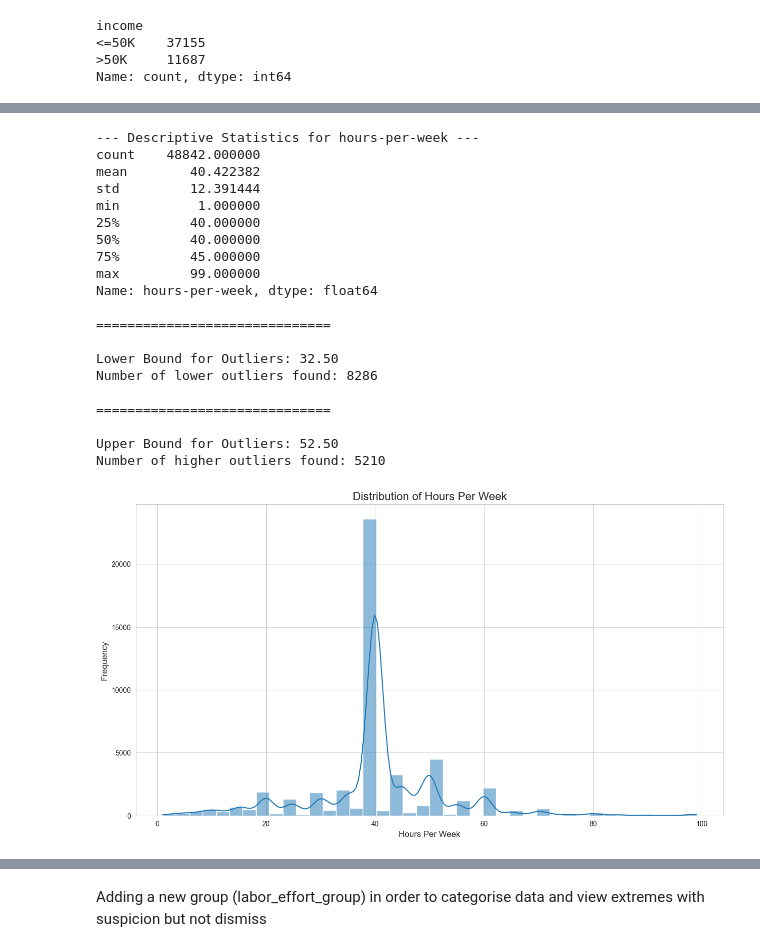
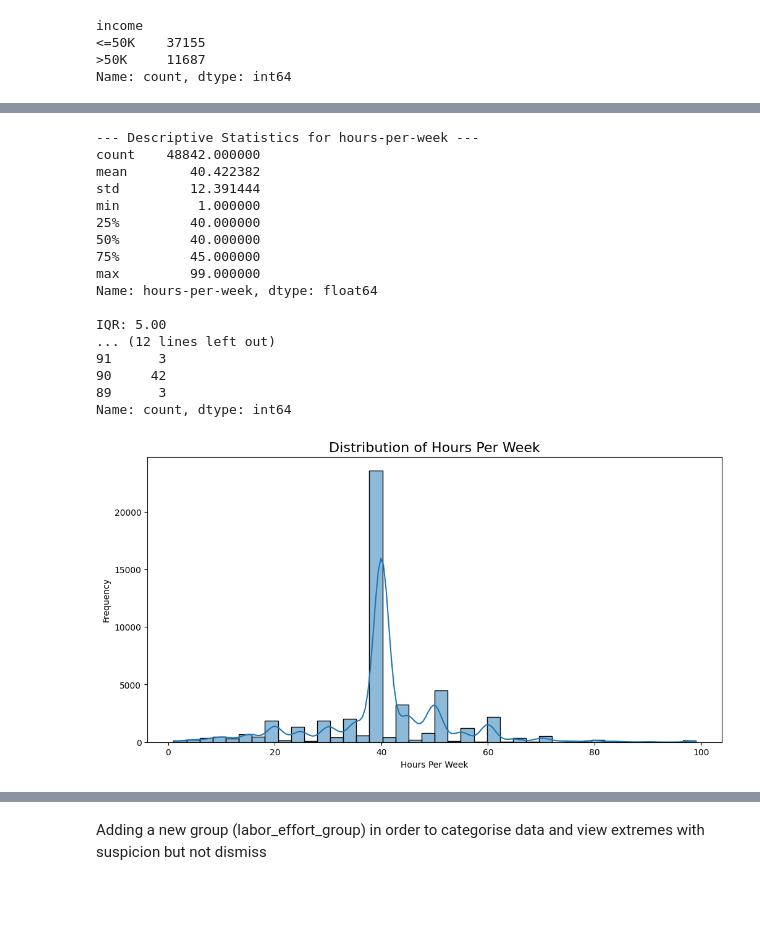
Before and after one commit to zoe05-44/Bias_Auditor, a Jupyter notebook: notebooks/01_eda.ipynb, the cells around one changed output, grey strips where cells are left out. Cells and saved outputs as stored; diff of their text form; code cells hidden in the pictures; blank space fills up the shorter version.

Commit message:
Updated EDA with improved crosstab plotting and analysis

```diff
--- a/notebooks/01_eda.ipynb
+++ b/notebooks/01_eda.ipynb
@@ -116,7 +96,3 @@ df[df['native-country'].isnull()]
 | 48651 | 34 | Private | 143776 | Masters | 14 | Never-married | Prof-specialty | Not-in-family | ... |
 | 48826 | 50 | Local-gov | 139347 | Masters | 14 | Married-civ-spouse | Prof-specialty | Wife | ... |
 274 rows × 15 columns
-# %%
-df['workclass'].fillna('Unknown', inplace=True)
-df['occupation'].fillna('Unknown', inplace=True)
-df['native-country'].fillna('Unknown', inplace=True)
@@ -208,67 +159,45 @@ Name: age, dtype: float64
 # %%
-hours_per_week = df['hours-per-week']
-print("--- Descriptive Statistics for hours-per-week ---")
-print(hours_per_week.describe())
-print("\n" + "="*30 + "\n")
-
-
-#Calculate the Interquartile Range
-Q1 = hours_per_week.quantile(0.25)
-Q3 = hours_per_week.quantile(0.75)
+# Hours per week analysis
+Q1, Q3 = df['hours-per-week'].quantile([0.25, 0.75])
 IQR = Q3 - Q1
-
 
 lower_bound = Q1 - 1.5 * IQR
 upper_bound = Q3 + 1.5 * IQR
 
-#Find the outlier rows
-outliers_lower = df[hours_per_week < lower_bound]
-outliers_higher = df[hours_per_week > upper_bound]
+outliers_lower = df[df['hours-per-week'] < lower_bound]
+outliers_higher = df[df['hours-per-week'] > upper_bound]
 
-print(f"Lower Bound for Outliers: {lower_bound:.2f}")
-print(f"Number of lower outliers found: {len(outliers_lower)}")
+print("--- Descriptive Statistics for hours-per-week ---")
+print(df['hours-per-week'].describe())
+print(f"\nIQR: {IQR:.2f}")
+print(f"Lower Bound: {lower_bound:.2f} | Outliers: {len(outliers_lower)}")
+print(f"Upper Bound: {upper_bound:.2f} | Outliers: {len(outliers_higher)}")
+print("\nTop 10 extreme values:")
+print(df['hours-per-week'].value_counts().sort_index(ascending=False).head(10))
 
-
-print("\n" + "="*30 + "\n")
-
-print(f"Upper Bound for Outliers: {upper_bound:.2f}")
-print(f"Number of higher outliers found: {len(outliers_higher)}")
-
-#Plotting a histogram for better understanding of the data
-sns.set_style("whitegrid")
-
-# Create a figure to draw the plot on
-plt.figure(figsize=(15, 8))
-
-# Generate the histogram for the 'hours-per-week' column
-sns.histplot(hours_per_week, bins=40, kde=True)
-
+# Plot distribution
+plt.figure(figsize=(12, 6))
+sns.histplot(df['hours-per-week'], bins=40, kde=True)
 plt.title('Distribution of Hours Per Week', fontsize=16)
-plt.xlabel('Hours Per Week', fontsize=12)
-plt.ylabel('Frequency', fontsize=12)
-
+plt.xlabel('Hours Per Week')
+plt.ylabel('Frequency')
 plt.show()
-
-print(hours_per_week.value_counts().sort_index(ascending=False).head(10))  # Top 10 most extreme values
 # %% [output]
 --- Descriptive Statistics for hours-per-week ---
 count    48842.000000
 mean        40.422382
 std         12.391444
 min          1.000000
 25%         40.000000
 50%         40.000000
 75%         45.000000
 max         99.000000
 Name: hours-per-week, dtype: float64
 
-==============================
-
-Lower Bound for Outliers: 32.50
-Number of lower outliers found: 8286
-
-==============================
-
-Upper Bound for Outliers: 52.50
-Number of higher outliers found: 5210
+IQR: 5.00
+... (12 lines left out)
+91      3
+90     42
+89      3
+Name: count, dtype: int64
-[figure, old version]
+[figure, new version]
```
Also changed, not shown: parts of 40 cells of this notebook, 4 other files.
